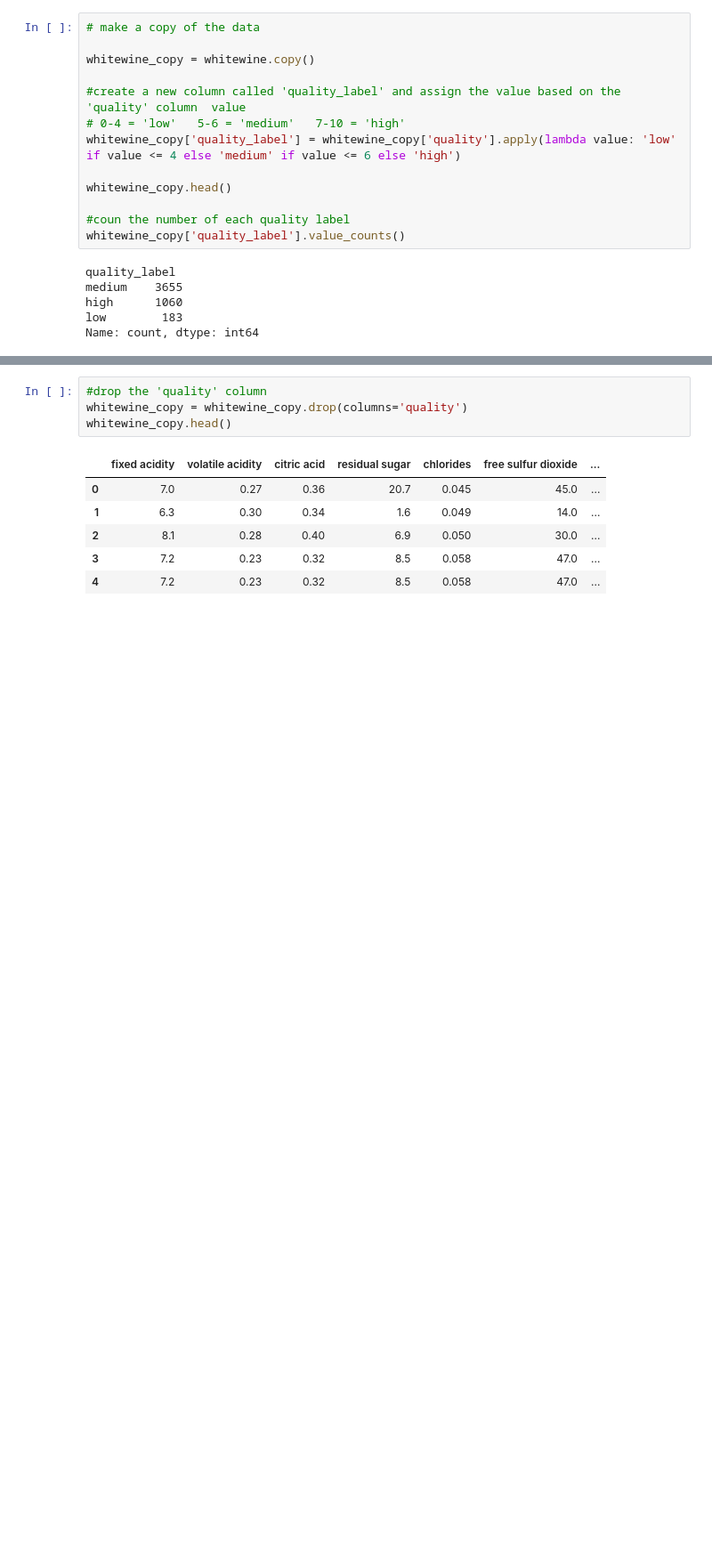
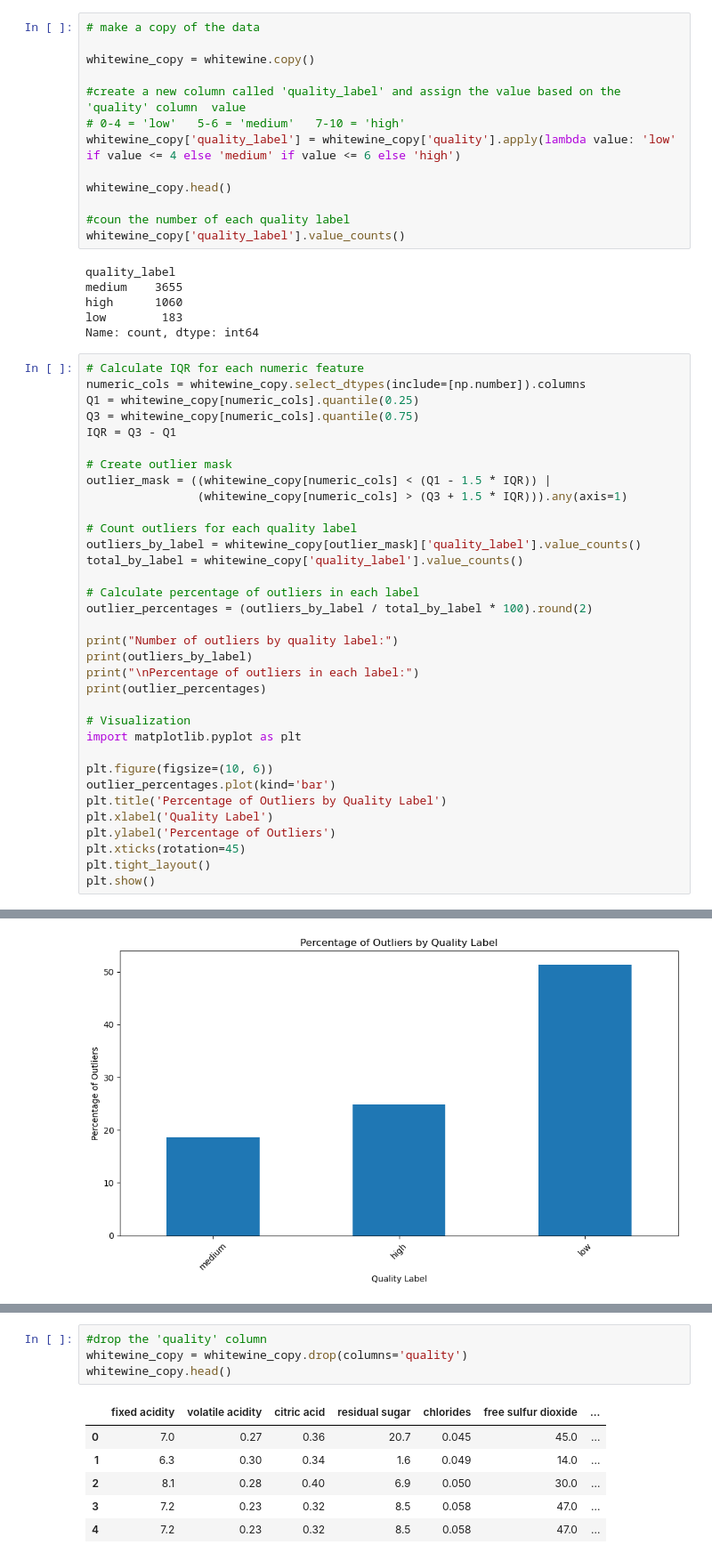
Before and after one commit to rakeshtparayil/Machine_Learning_Projects, a Jupyter notebook: Wine_Quality_Label_White_Prediction.ipynb, the cells around one changed output, grey strips where cells are left out. Shown: that part at 89% size. Cells and saved outputs as stored; diff of their text form; blank space fills up the shorter version.

```diff
--- a/Wine_Quality_Label_White_Prediction.ipynb
+++ b/Wine_Quality_Label_White_Prediction.ipynb
@@ -64,3 +64,38 @@ medium    3655
 high      1060
 low        183
 Name: count, dtype: int64
+# %%
+# Calculate IQR for each numeric feature
+numeric_cols = whitewine_copy.select_dtypes(include=[np.number]).columns
+Q1 = whitewine_copy[numeric_cols].quantile(0.25)
+Q3 = whitewine_copy[numeric_cols].quantile(0.75)
+IQR = Q3 - Q1
+
+# Create outlier mask
+outlier_mask = ((whitewine_copy[numeric_cols] < (Q1 - 1.5 * IQR)) |
+                (whitewine_copy[numeric_cols] > (Q3 + 1.5 * IQR))).any(axis=1)
+
+# Count outliers for each quality label
+outliers_by_label = whitewine_copy[outlier_mask]['quality_label'].value_counts()
+total_by_label = whitewine_copy['quality_label'].value_counts()
+
+# Calculate percentage of outliers in each label
+outlier_percentages = (outliers_by_label / total_by_label * 100).round(2)
+
+print("Number of outliers by quality label:")
+print(outliers_by_label)
+print("\nPercentage of outliers in each label:")
+print(outlier_percentages)
+
+# Visualization
+import matplotlib.pyplot as plt
+
+plt.figure(figsize=(10, 6))
+outlier_percentages.plot(kind='bar')
+plt.title('Percentage of Outliers by Quality Label')
+plt.xlabel('Quality Label')
+plt.ylabel('Percentage of Outliers')
+plt.xticks(rotation=45)
+plt.tight_layout()
+plt.show()
+# %% [output]
@@ -66,0 +115 @@ Name: count, dtype: int64
+[figure, added]
```
Also changed, not shown: parts of 10 cells of this notebook.
